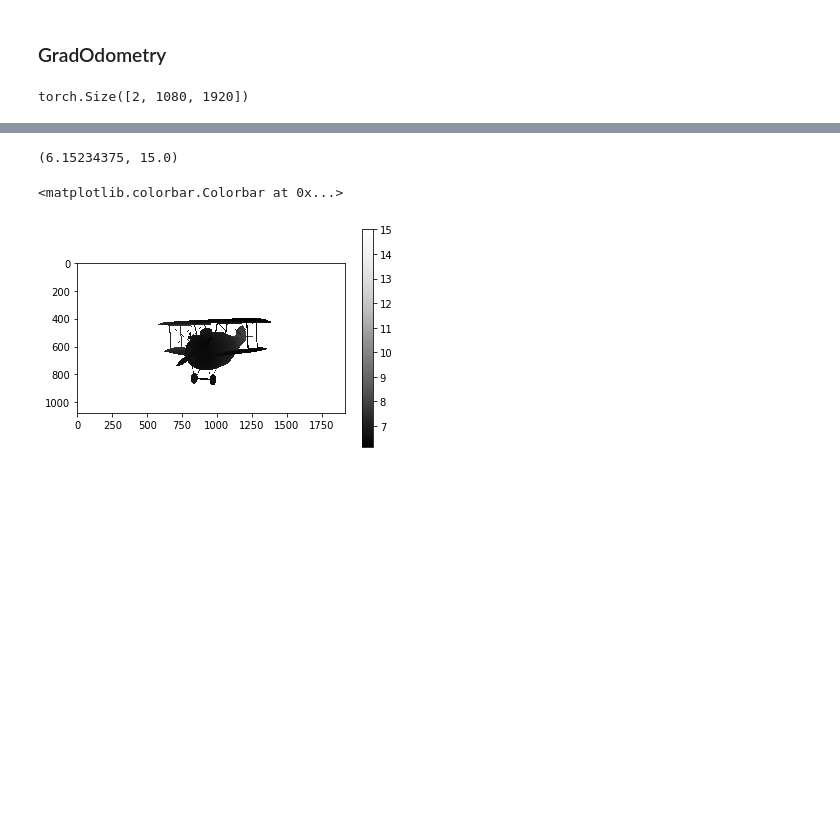
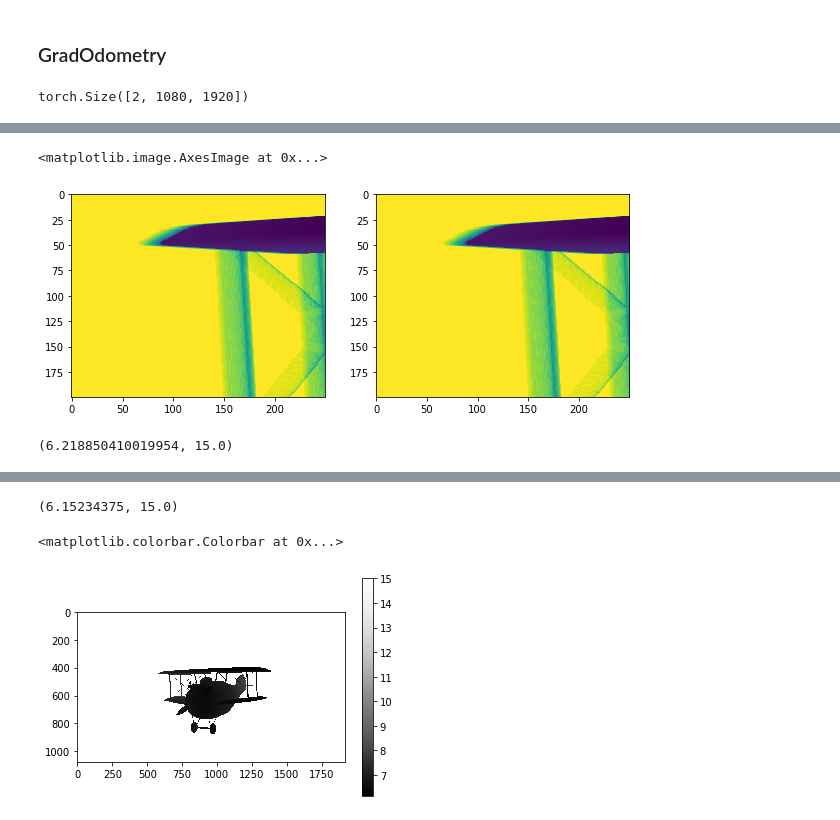
Before and after one commit to ys-koshelev/gradSLAM_FinalProject, a Jupyter notebook: GradOdometry for motion blur.ipynb, the cells around one changed output, grey strips where cells are left out. Cells and saved outputs as stored; diff of their text form; code cells hidden in the pictures; blank space fills up the shorter version.

```diff
--- a/GradOdometry for motion blur.ipynb
+++ b/GradOdometry for motion blur.ipynb
@@ -276,3 +479,14 @@ Extrinsics estimation...
+# %%
+fig, ax = plt.subplots(1, 2, figsize=(10, 5))
+ax[0].imshow(depth_history[0][400:600, 500:750])
+ax[1].imshow(depth_history[-1][400:600, 500:750])
+# %% [output]
+<matplotlib.image.AxesImage at 0x...>
+[figure, added]
+# %%
+depth_history[0].min(), depth_history[0].max()
+# %% [output]
+(6.218850410019954, 15.0)
 # %%
 depth_first.min(), depth_first.max()
 # %% [output]
```
Also changed, not shown: parts of 16 cells of this notebook, 2 other files.
